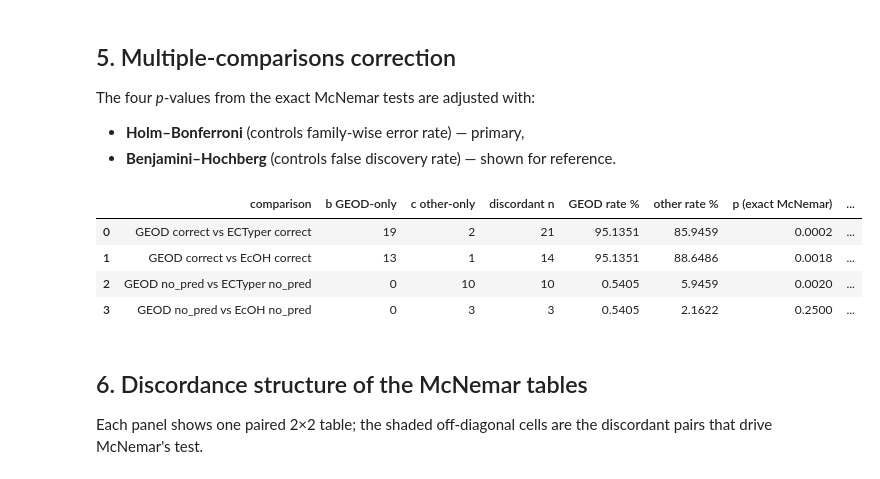
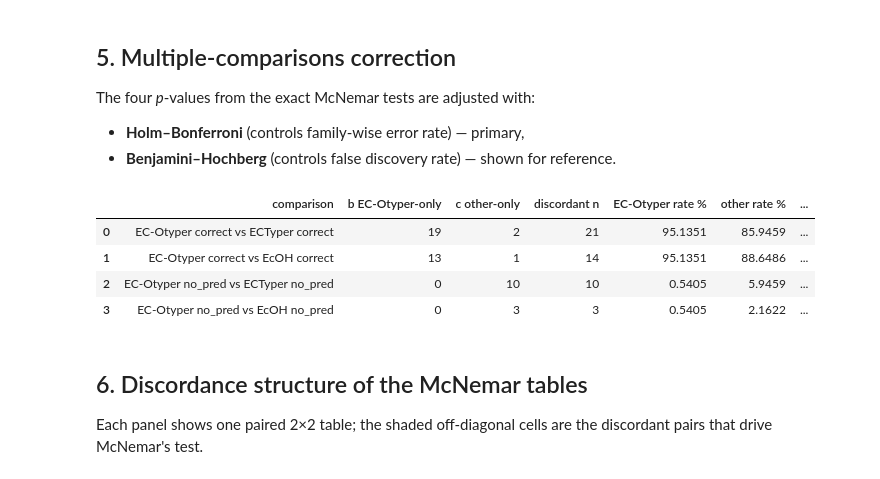
Before and after one commit to samm200321/EC-Otype_Manuscript, a Jupyter notebook: 4 Benchmark Results/mcnemar_ecotyper_benchmark.ipynb, the cells around one changed output. Saved outputs shown, nothing was run; the diff lists cells and outputs as text; code cells hidden in the pictures.

```diff
--- a/4 Benchmark Results/mcnemar_geod_benchmark.ipynb
+++ b/4 Benchmark Results/mcnemar_ecotyper_benchmark.ipynb
@@ -39,8 +39,8 @@ pd.set_option("display.precision", 4)
 plt.rcParams.update({"figure.dpi": 110, "axes.spines.top": False, "axes.spines.right": False})
 
 CSV_PATH = "benchmark_summary.csv"
-TOOLS = ["GEOD", "ECTyper", "EcOH"]
-OTHERS = [t for t in TOOLS if t != "GEOD"]          # comparators
+TOOLS = ["EC-Otyper", "ECTyper", "EcOH"]
+OTHERS = [t for t in TOOLS if t != "EC-Otyper"]          # comparators
 CORRECT = {"Correct", "Ambiguous Correct"}          # correctness definition
 NO_PRED = "No Prediction"
 ALPHA = 0.05
@@ -169,10 +169,10 @@ Comparisons run (4 in total, so a multiple-comparison correction is required):
 # %%
-def mcnemar_row(geod_pos, other_pos, label):
-    """Paired 2x2 table + exact McNemar test for one GEOD-vs-tool comparison."""
-    a = int(( geod_pos &  other_pos).sum())   # both positive
-    b = int(( geod_pos & ~other_pos).sum())   # GEOD only   (discordant)
-    c = int((~geod_pos &  other_pos).sum())   # other only  (discordant)
-    d = int((~geod_pos & ~other_pos).sum())   # neither
+def mcnemar_row(ecotyper_pos, other_pos, label):
+    """Paired 2x2 table + exact McNemar test for one EC-Otyper-vs-tool comparison."""
+    a = int(( ecotyper_pos &  other_pos).sum())   # both positive
+    b = int(( ecotyper_pos & ~other_pos).sum())   # EC-Otyper only   (discordant)
+    c = int((~ecotyper_pos &  other_pos).sum())   # other only  (discordant)
+    d = int((~ecotyper_pos & ~other_pos).sum())   # neither
     table = np.array([[a, b], [c, d]])
 
     n_disc = b + c
@@ -186,9 +186,9 @@ def mcnemar_row(geod_pos, other_pos, label):
 
     return {
         "comparison": label,
-        "a both+": a, "b GEOD-only": b, "c other-only": c, "d both-": d,
+        "a both+": a, "b EC-Otyper-only": b, "c other-only": c, "d both-": d,
         "discordant n": n_disc,
-        "GEOD rate %": 100 * geod_pos.mean(),
+        "EC-Otyper rate %": 100 * ecotyper_pos.mean(),
         "other rate %": 100 * other_pos.mean(),
         "odds ratio (b/c)": np.inf if (b > 0 and c == 0) else (b / c if c else np.nan),
         "p (exact McNemar)": p_exact,
@@ -199,8 +199,8 @@ rows = []
 for outcome, suffix in [("correct", "__correct"), ("no_pred", "__no_pred")]:
     for other in OTHERS:
         rows.append(mcnemar_row(
-            ind[f"GEOD{suffix}"], ind[f"{other}{suffix}"],
-            f"GEOD {outcome} vs {other} {outcome}",
+            ind[f"EC-Otyper{suffix}"], ind[f"{other}{suffix}"],
+            f"EC-Otyper {outcome} vs {other} {outcome}",
         ))
 res = pd.DataFrame(rows)
 res
@@ -220,24 +220,24 @@ The four *p*-values from the exact McNemar tests are adjusted with:
 # %%
 adj = multipletests(res["p (exact McNemar)"].values, alpha=ALPHA, method="holm")
 res["p (Holm adj.)"] = adj[1]
 res["significant (Holm)"] = adj[0]
 
 bh = multipletests(res["p (exact McNemar)"].values, alpha=ALPHA, method="fdr_bh")
 res["p (BH-FDR adj.)"] = bh[1]
 res["significant (BH)"] = bh[0]
 
 res[[
-    "comparison", "b GEOD-only", "c other-only", "discordant n",
-    "GEOD rate %", "other rate %",
+    "comparison", "b EC-Otyper-only", "c other-only", "discordant n",
+    "EC-Otyper rate %", "other rate %",
     "p (exact McNemar)", "p (Holm adj.)", "significant (Holm)",
     "p (BH-FDR adj.)", "significant (BH)",
 ]]
 # %% [output]
-|  | comparison | b GEOD-only | c other-only | discordant n | GEOD rate % | other rate % | p (exact McNemar) | ... |
-| 0 | GEOD correct vs ECTyper correct | 19 | 2 | 21 | 95.1351 | 85.9459 | 0.0002 | ... |
-| 1 | GEOD correct vs EcOH correct | 13 | 1 | 14 | 95.1351 | 88.6486 | 0.0018 | ... |
-| 2 | GEOD no_pred vs ECTyper no_pred | 0 | 10 | 10 | 0.5405 | 5.9459 | 0.0020 | ... |
-| 3 | GEOD no_pred vs EcOH no_pred | 0 | 3 | 3 | 0.5405 | 2.1622 | 0.2500 | ... |
+|  | comparison | b EC-Otyper-only | c other-only | discordant n | EC-Otyper rate % | other rate % | ... |
+| 0 | EC-Otyper correct vs ECTyper correct | 19 | 2 | 21 | 95.1351 | 85.9459 | ... |
+| 1 | EC-Otyper correct vs EcOH correct | 13 | 1 | 14 | 95.1351 | 88.6486 | ... |
+| 2 | EC-Otyper no_pred vs ECTyper no_pred | 0 | 10 | 10 | 0.5405 | 5.9459 | ... |
+| 3 | EC-Otyper no_pred vs EcOH no_pred | 0 | 3 | 3 | 0.5405 | 2.1622 | ... |
 # %% [markdown]
 ## 6. Discordance structure of the McNemar tables
 
```
Also changed, not shown: parts of 9 cells of this notebook, 5 other files.
